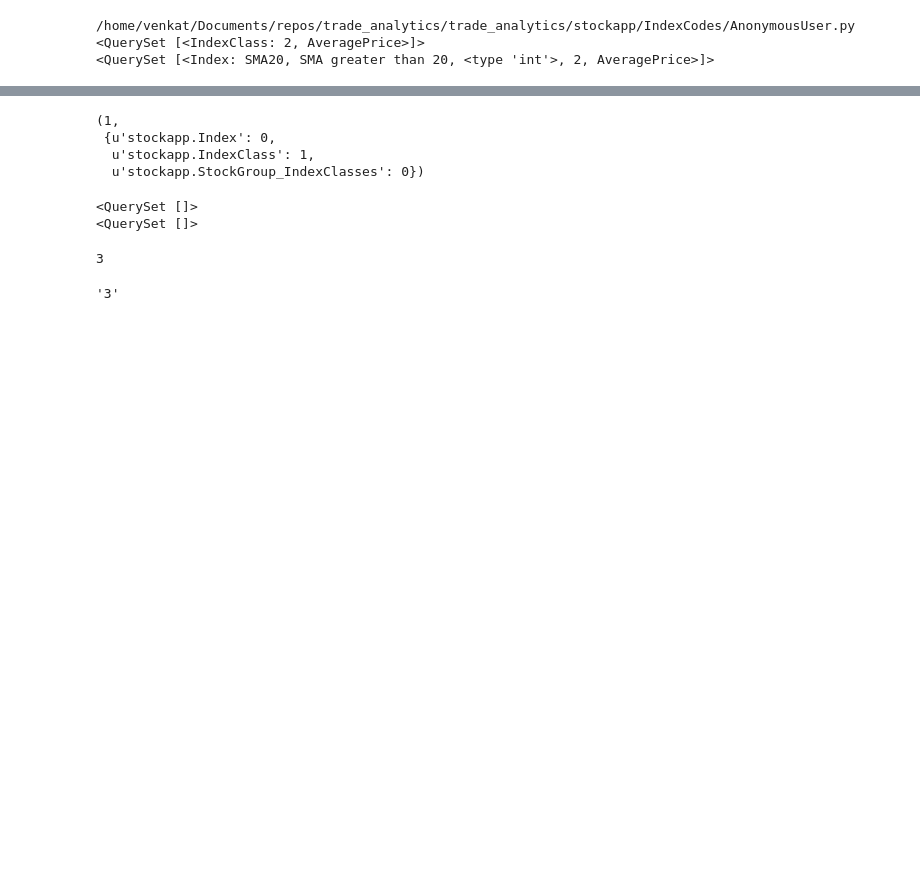
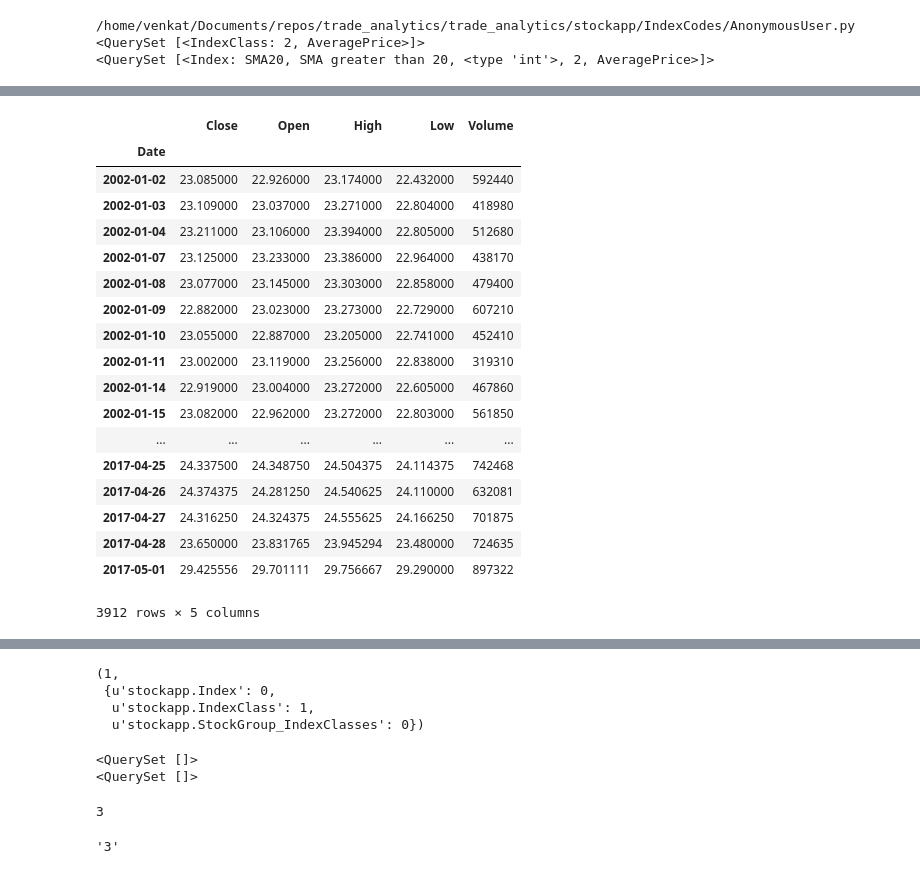
Before and after one commit to ajmal017/trade_analytics, a Jupyter notebook: trade_analytics/trade_analytics.ipynb, the cells around one changed output, grey strips where cells are left out. Cells and saved outputs as stored; diff of their text form; code cells hidden in the pictures; blank space fills up the shorter version.

```diff
--- a/trade_analytics/trade_analytics.ipynb
+++ b/trade_analytics/trade_analytics.ipynb
@@ -67,0 +197,24 @@ stkmd.Index.objects.all()
+# %%
+dg=dtalibs.StockDataFrame_sanitize(df,standardize=True)
+# %%
+dg[['Close','Open','High','Low','Volume']].groupby(by=dg.index).agg('mean')
+# %% [output]
+|  | Close | Open | High | Low | Volume |
+| Date |  |  |  |  |  |
+| 2002-01-02 | 23.085000 | 22.926000 | 23.174000 | 22.432000 | 592440 |
+| 2002-01-03 | 23.109000 | 23.037000 | 23.271000 | 22.804000 | 418980 |
+| 2002-01-04 | 23.211000 | 23.106000 | 23.394000 | 22.805000 | 512680 |
+| 2002-01-07 | 23.125000 | 23.233000 | 23.386000 | 22.964000 | 438170 |
+| 2002-01-08 | 23.077000 | 23.145000 | 23.303000 | 22.858000 | 479400 |
+| 2002-01-09 | 22.882000 | 23.023000 | 23.273000 | 22.729000 | 607210 |
+| 2002-01-10 | 23.055000 | 22.887000 | 23.205000 | 22.741000 | 452410 |
+| 2002-01-11 | 23.002000 | 23.119000 | 23.256000 | 22.838000 | 319310 |
+| 2002-01-14 | 22.919000 | 23.004000 | 23.272000 | 22.605000 | 467860 |
+| 2002-01-15 | 23.082000 | 22.962000 | 23.272000 | 22.803000 | 561850 |
+| ... | ... | ... | ... | ... | ... |
+| 2017-04-25 | 24.337500 | 24.348750 | 24.504375 | 24.114375 | 742468 |
+| 2017-04-26 | 24.374375 | 24.281250 | 24.540625 | 24.110000 | 632081 |
+| 2017-04-27 | 24.316250 | 24.324375 | 24.555625 | 24.166250 | 701875 |
+| 2017-04-28 | 23.650000 | 23.831765 | 23.945294 | 23.480000 | 724635 |
+| 2017-05-01 | 29.425556 | 29.701111 | 29.756667 | 29.290000 | 897322 |
+3912 rows × 5 columns
```
Also changed, not shown: parts of 22 cells of this notebook, 12 other files.
